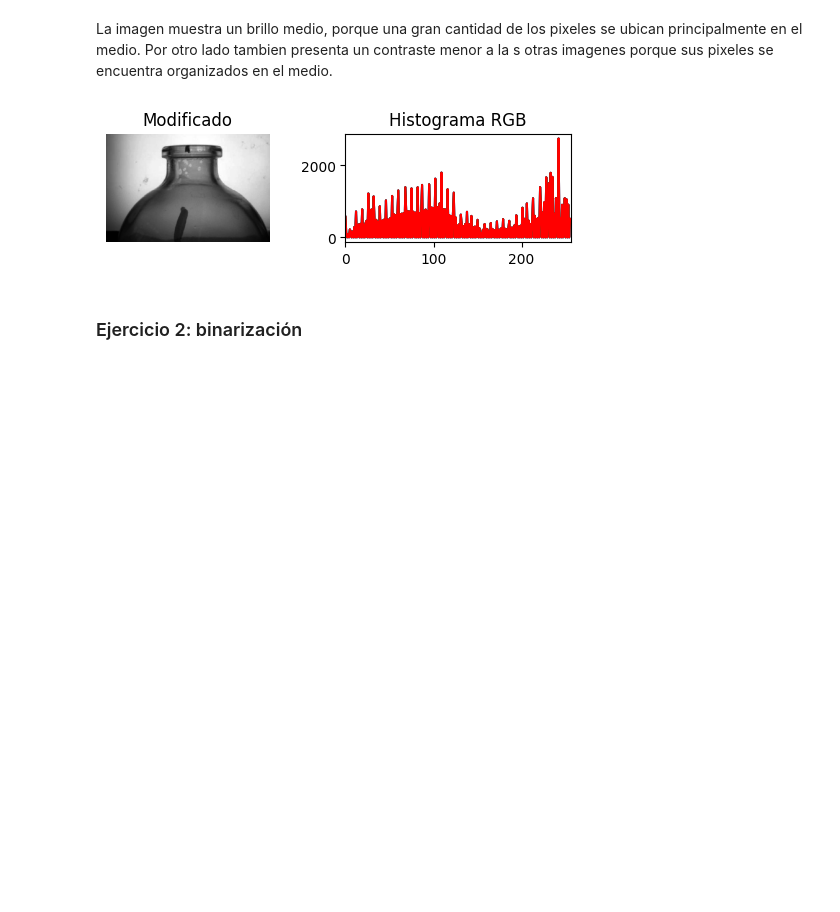
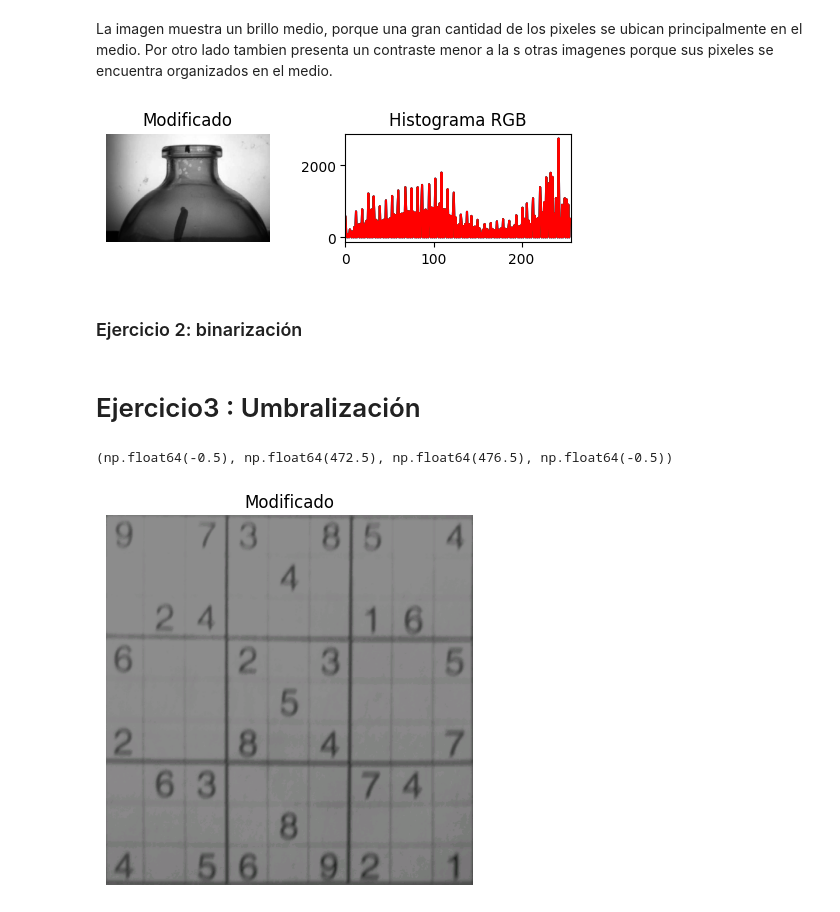
Before and after one commit to cae1000/Trabajos-Vision, a Jupyter notebook: Laboratorio 1/Practica_Lab1.ipynb, the cells around one changed output. Saved outputs shown, nothing was run; the diff lists cells and outputs as text; code cells hidden in the pictures; blank space fills up the shorter version.

```diff
--- a/Laboratorio 1/Practica_Lab1.ipynb
+++ b/Laboratorio 1/Practica_Lab1.ipynb
@@ -7,6 +7,8 @@ import numpy as np
 botellafondo = cv2.imread('Imagenes/botellafondo.jpeg')
 robots = cv2.imread('Imagenes/robots.jpg')
 botellamarcada_parcial = cv2.imread('Imagenes/botellamarcada-parcial.png')
+cifras = cv2.imread('Imagenes/cifras.png')
+obejtivo = cv2.imread('Imagenes/objetivo.jpg')
 # %%
 #Botella fondo
 plt.subplot(3,2,1)
@@ -171,3 +173,19 @@ for i, c in enumerate(colors):
 [figure]
 # %% [markdown]
 ### Ejercicio 2: binarización
+# %% [markdown]
+# Ejercicio3 : Umbralización
+# %%
+umbral_1=110
+
+umbral_2=140
+_ , cifras_bin = cv2.threshold(cifras, umbral_2 ,255, cv2.THRESH_TRUNC)
+#_ , cifras_bin = cv2.threshold(cifras, umbral_1 ,255, cv2.THRESH_TOZERO)
+#_ , cifras_bin = cv2.threshold(cifras_bin, umbral_2 ,255, cv2.THRESH_TRUNC)
+
+plt.title("Modificado")
+plt.imshow(cifras_bin[:,:,::-1])
+plt.axis('off')
+# %% [output]
+(np.float64(-0.5), np.float64(472.5), np.float64(476.5), np.float64(-0.5))
+[figure, added]
```
